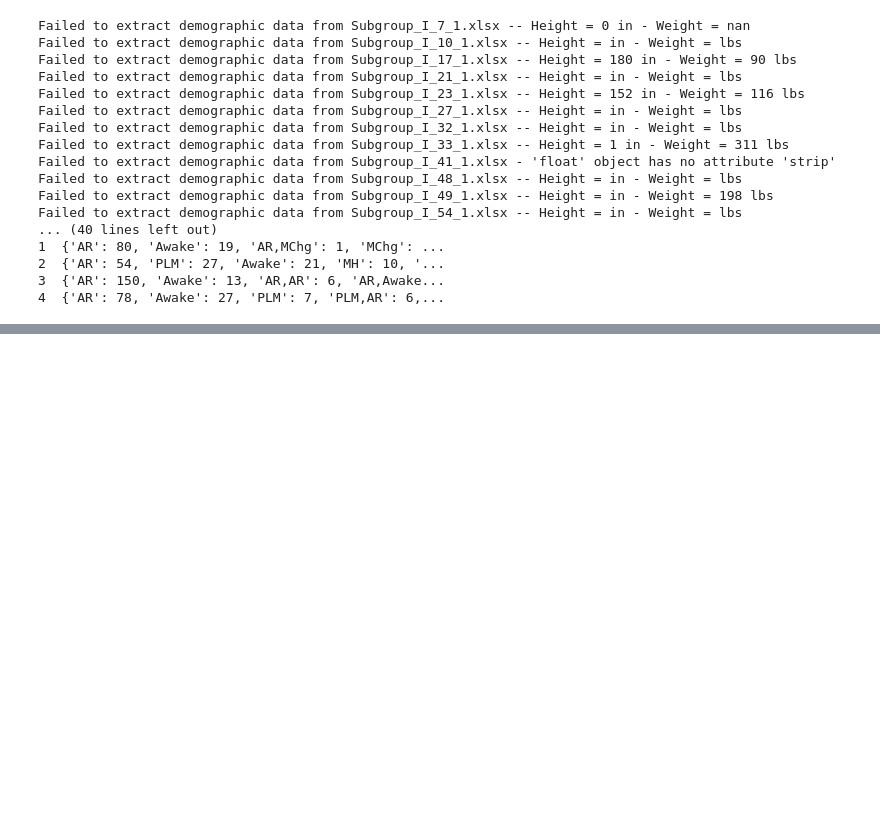
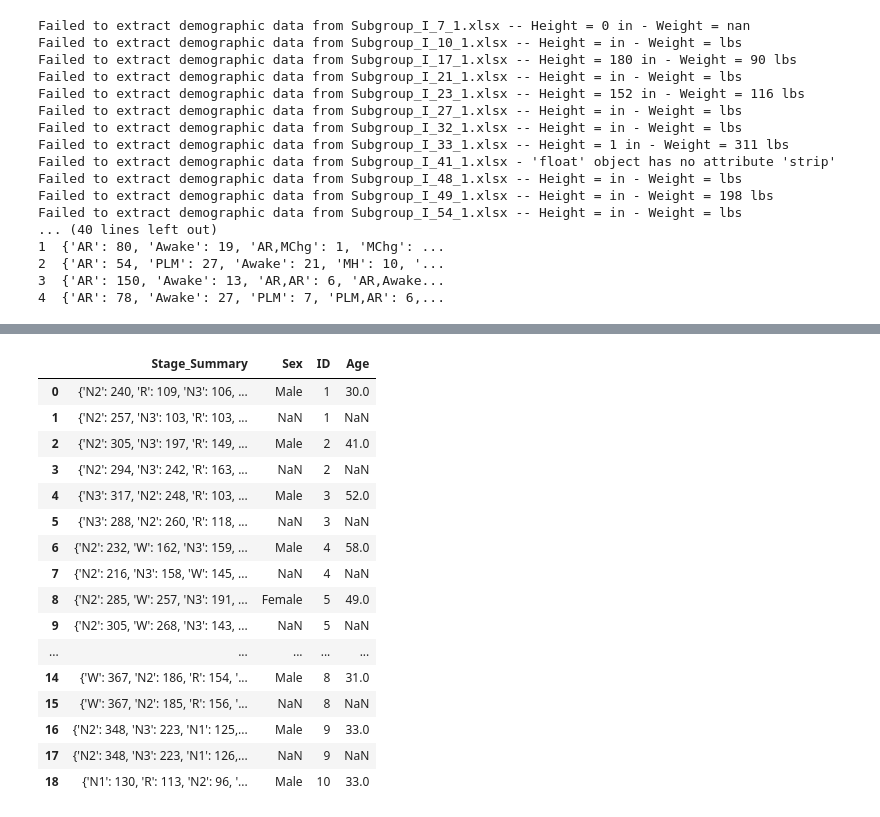
Before and after one commit to josh314151/DATA-601-602-G15, a Jupyter notebook: data_wrangling_rs.ipynb, the cells around one changed output, grey strips where cells are left out. Cells and saved outputs as stored; diff of their text form; code cells hidden in the pictures; blank space fills up the shorter version.

```diff
--- a/data_wrangling_rs.ipynb
+++ b/data_wrangling_rs.ipynb
@@ -178,10 +184,24 @@ pd.DataFrame.from_dict(final_df["Events_Summary"])
 # %%
 # Normalize the JSON data into a flat table
-df_normalized = pd.json_normalize(final_df['Events_Summary'])
-
-# If you want to add an index column
-df_normalized.reset_index(inplace=True)
-df_normalized.rename(columns={'index': 'Row Index'}, inplace=True)
+final_df[["Stage_Summary","Sex","ID","Age"]]
 
 # Export the normalized DataFrame to a CSV file
-df_normalized.to_csv('event_stage_output.csv', index=False)
+# df_normalized.to_csv('sleep_stage_output_subgroup_3.csv', index=False)
+# %% [output]
+|  | Stage_Summary | Sex | ID | Age |
+| 0 | {'N2': 240, 'R': 109, 'N3': 106, ... | Male | 1 | 30.0 |
+| 1 | {'N2': 257, 'N3': 103, 'R': 103, ... | NaN | 1 | NaN |
+| 2 | {'N2': 305, 'N3': 197, 'R': 149, ... | Male | 2 | 41.0 |
+| 3 | {'N2': 294, 'N3': 242, 'R': 163, ... | NaN | 2 | NaN |
+| 4 | {'N3': 317, 'N2': 248, 'R': 103, ... | Male | 3 | 52.0 |
+| 5 | {'N3': 288, 'N2': 260, 'R': 118, ... | NaN | 3 | NaN |
+| 6 | {'N2': 232, 'W': 162, 'N3': 159, ... | Male | 4 | 58.0 |
+| 7 | {'N2': 216, 'N3': 158, 'W': 145, ... | NaN | 4 | NaN |
+| 8 | {'N2': 285, 'W': 257, 'N3': 191, ... | Female | 5 | 49.0 |
+| 9 | {'N2': 305, 'W': 268, 'N3': 143, ... | NaN | 5 | NaN |
+| ... | ... | ... | ... | ... |
+| 14 | {'W': 367, 'N2': 186, 'R': 154, '... | Male | 8 | 31.0 |
+| 15 | {'W': 367, 'N2': 185, 'R': 156, '... | NaN | 8 | NaN |
+| 16 | {'N2': 348, 'N3': 223, 'N1': 125,... | Male | 9 | 33.0 |
+| 17 | {'N2': 348, 'N3': 223, 'N1': 126,... | NaN | 9 | NaN |
+| 18 | {'N1': 130, 'R': 113, 'N2': 96, '... | Male | 10 | 33.0 |
```
Also changed, not shown: parts of 5 cells of this notebook, 2 other files.
